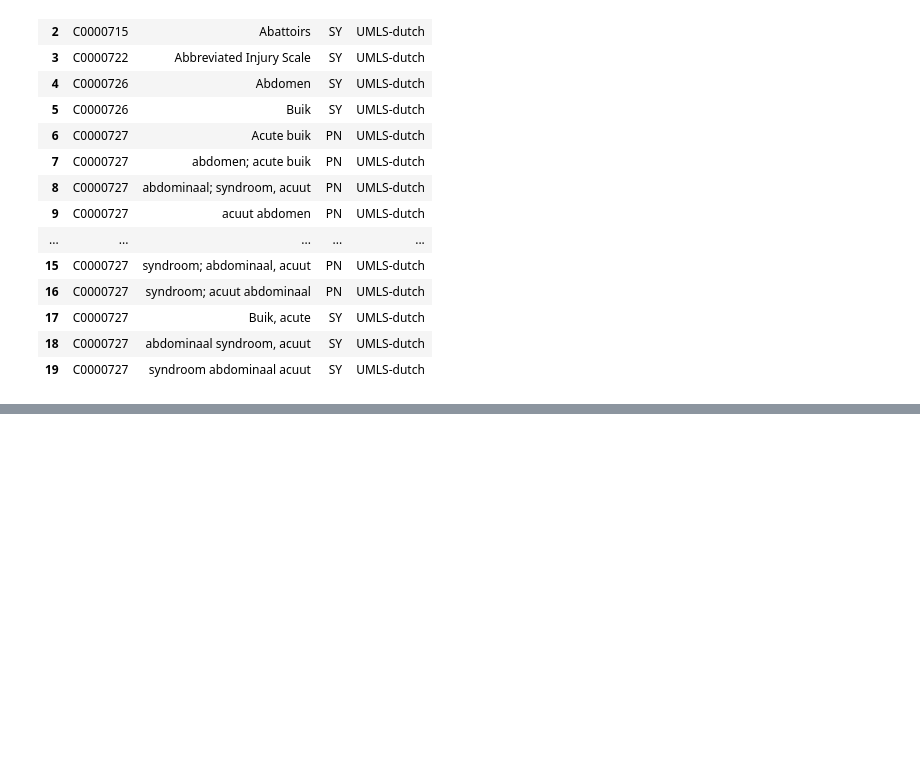
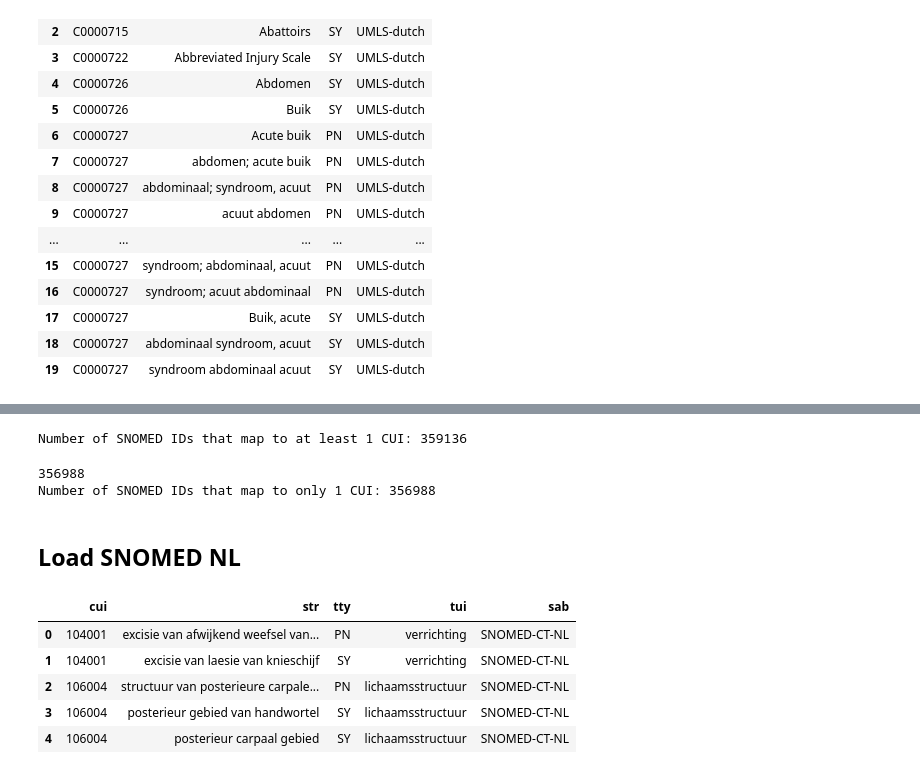
Before and after one commit to umcu/dutch-medical-concepts, a Jupyter notebook: dutch-umls_to_concept-table.ipynb, the cells around one changed output, grey strips where cells are left out. Saved outputs shown, nothing was run; the diff lists cells and outputs as text; code cells hidden in the pictures; blank space fills up the shorter version.

```diff
--- a/dutch-umls_to_concept-table.ipynb
+++ b/dutch-umls_to_concept-table.ipynb
@@ -343,0 +152,28 @@ df_umls_dutch_total_with_tui.to_csv('04_ConceptDB/umls-dutch_v1.3-complete.csv',
+# %%
+snomed_to_umls_mapping = df_snomed_us.groupby('scui')['cui'].apply(list).to_dict()
+print(f'Number of SNOMED IDs that map to at least 1 CUI: {len(snomed_to_umls_mapping)}')
+# %% [output]
+Number of SNOMED IDs that map to at least 1 CUI: 359136
+# %%
+unambiguous_mapping_ids = []
+for snomed_id in snomed_to_umls_mapping:
+    if len(snomed_to_umls_mapping[snomed_id]) == 1:
+        unambiguous_mapping_ids.append(snomed_id)
+print(len(unambiguous_mapping_ids))
+print(f'Number of SNOMED IDs that map to only 1 CUI: {len(unambiguous_mapping_ids)}')
+# %% [output]
+356988
+Number of SNOMED IDs that map to only 1 CUI: 356988
+# %% [markdown]
+## Load SNOMED NL
+# %%
+df_snomed_dutch = pd.read_csv('04_ConceptDB/snomedct-dutch_v1.0.csv')
+df_snomed_dutch.cui = df_snomed_dutch.cui.astype(int)
+df_snomed_dutch.head()
+# %% [output]
+|  | cui | str | tty | tui | sab |
+| 0 | 104001 | excisie van afwijkend weefsel van... | PN | verrichting | SNOMED-CT-NL |
+| 1 | 104001 | excisie van laesie van knieschijf | SY | verrichting | SNOMED-CT-NL |
+| 2 | 106004 | structuur van posterieure carpale... | PN | lichaamsstructuur | SNOMED-CT-NL |
+| 3 | 106004 | posterieur gebied van handwortel | SY | lichaamsstructuur | SNOMED-CT-NL |
+| 4 | 106004 | posterieur carpaal gebied | SY | lichaamsstructuur | SNOMED-CT-NL |
```
Also changed, not shown: parts of 66 cells of this notebook, 3 other files.
